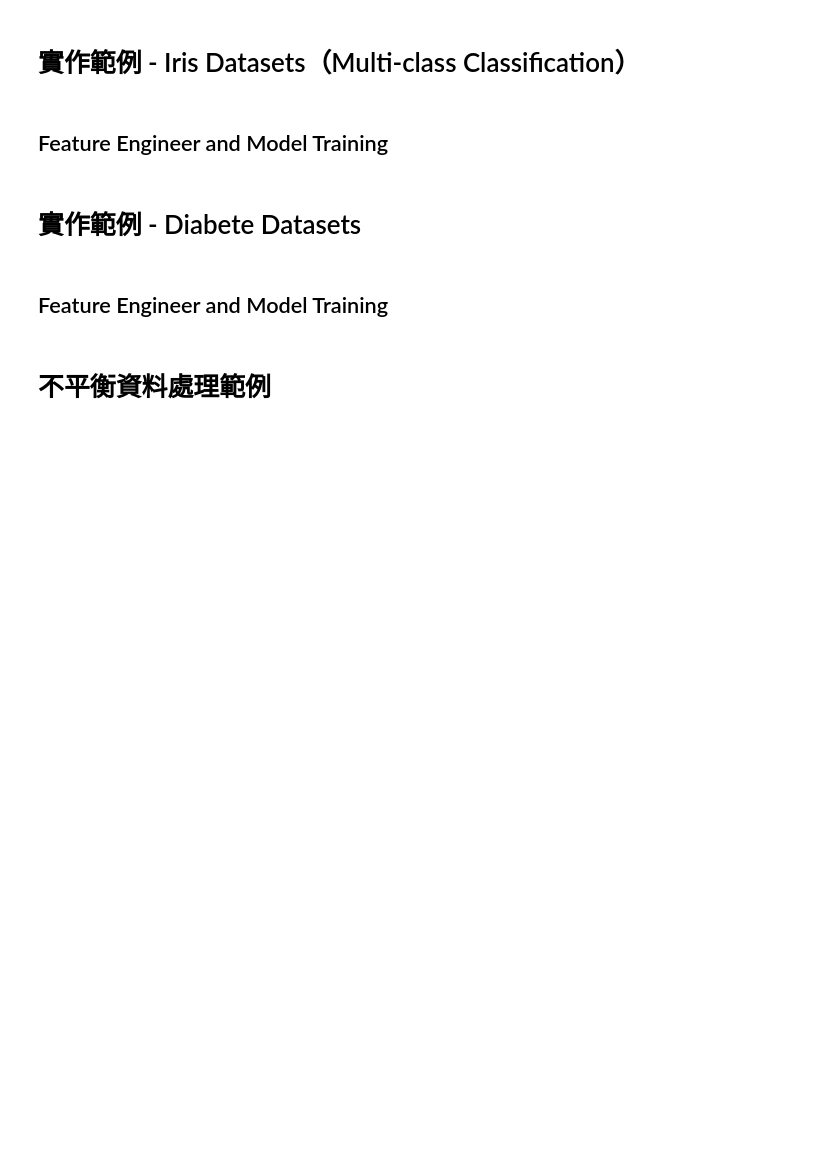
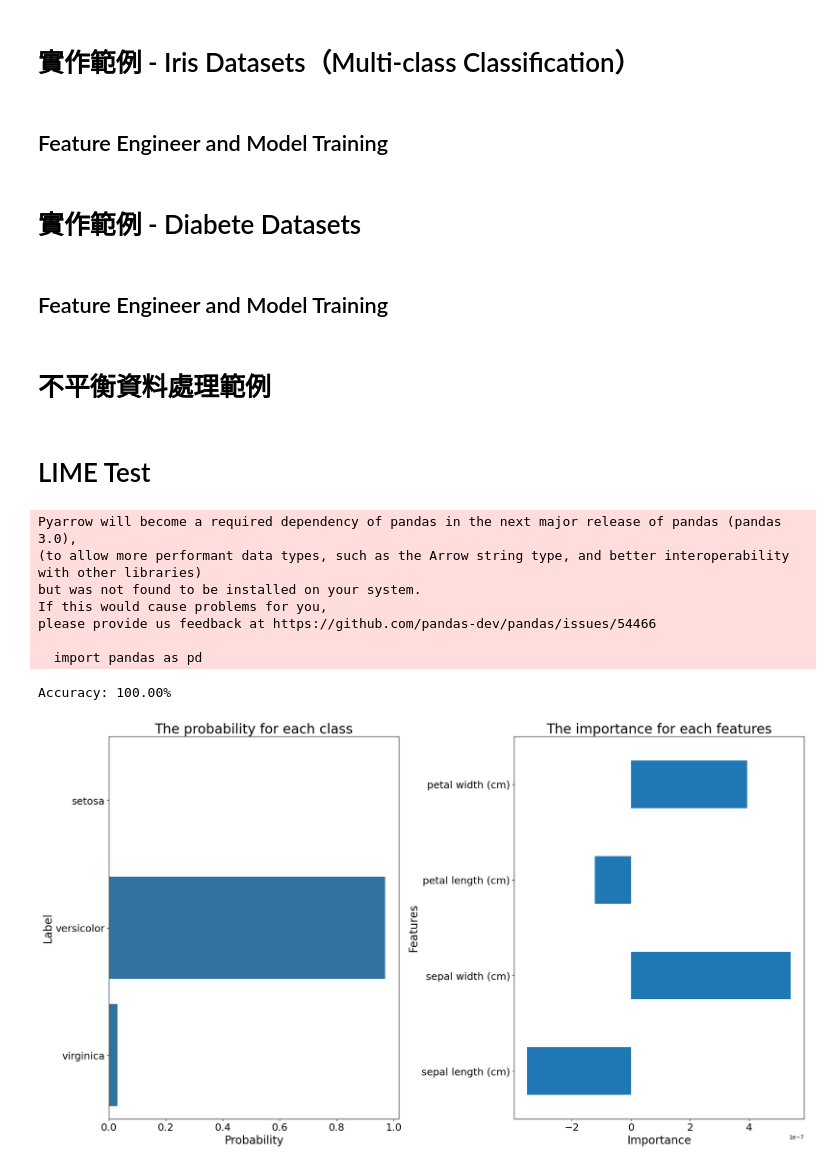
Before and after one commit to Wang-Jian-An/CustomizedAutoML, a Jupyter notebook: Example.ipynb, the cells around one changed output. Drawn from its saved outputs; the diff is of its cells as text; code cells hidden in the pictures; blank space fills up the shorter version.

Commit message:
update LIME example

```diff
--- a/Example.ipynb
+++ b/Example.ipynb
@@ -285,3 +353,59 @@ import numpy as np
 import pandas as pd
 from imblearn.datasets import fetch_dataset
 dataset = fetch_dataset()["thyroid_sick"]
+# %% [markdown]
+# LIME Test
+# %%
+# 導入所需的庫
+import pandas as pd
+import matplotlib.pyplot as plt
+from sklearn.datasets import load_iris
+from sklearn.model_selection import train_test_split
+from sklearn.ensemble import RandomForestClassifier
+from sklearn.metrics import accuracy_score
+from AutoML_Flow.tabular_LIME import tabular_LIME
+
+# 加載鳶尾花資料集
+iris = load_iris()
+X = pd.DataFrame(
+    iris.data,
+    columns = iris.feature_names
+)
+y = iris.target
+
+# 分割資料集為訓練集和測試集
+X_train, X_test, y_train, y_test = train_test_split(X, y, test_size=0.3, random_state=42)
+
+# 創建隨機森林分類器
+clf = RandomForestClassifier(n_estimators=100, random_state=42)
+
+# 訓練模型
+clf.fit(X_train, y_train)
+
+# 進行預測
+y_pred = clf.predict(X_test)
+
+# 評估模型
+accuracy = accuracy_score(y_test, y_pred)
+print(f"Accuracy: {accuracy * 100:.2f}%")
+
+lime_obj = tabular_LIME(
+    original_model  = [clf],
+    target_label = iris.target_names,
+    features_list = [iris.feature_names]
+)
+lime_obj.fit(
+    explain_instance = pd.Series(X_test.iloc[0, :])
+)
+ax = lime_obj.draw_forest_plot()
+plt.show()
+# %% [output]
+Pyarrow will become a required dependency of pandas in the next major release of pandas (pandas 3.0),
+(to allow more performant data types, such as the Arrow string type, and better interoperability with other libraries)
+but was not found to be installed on your system.
+If this would cause problems for you,
+please provide us feedback at https://github.com/pandas-dev/pandas/issues/54466
+
+  import pandas as pd
+Accuracy: 100.00%
+[figure, added]
```
Also changed, not shown: parts of 2 cells of this notebook.
